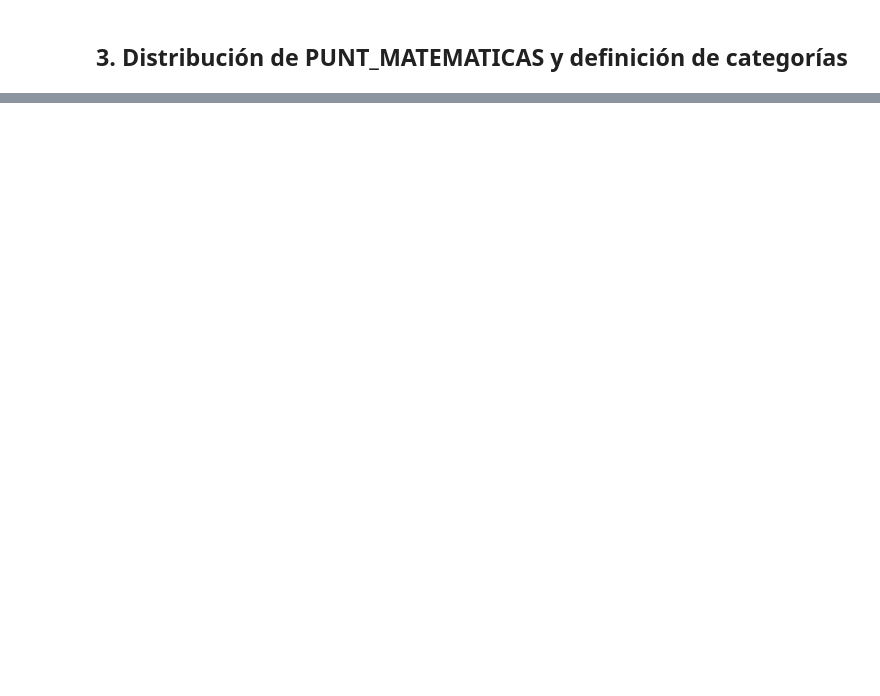
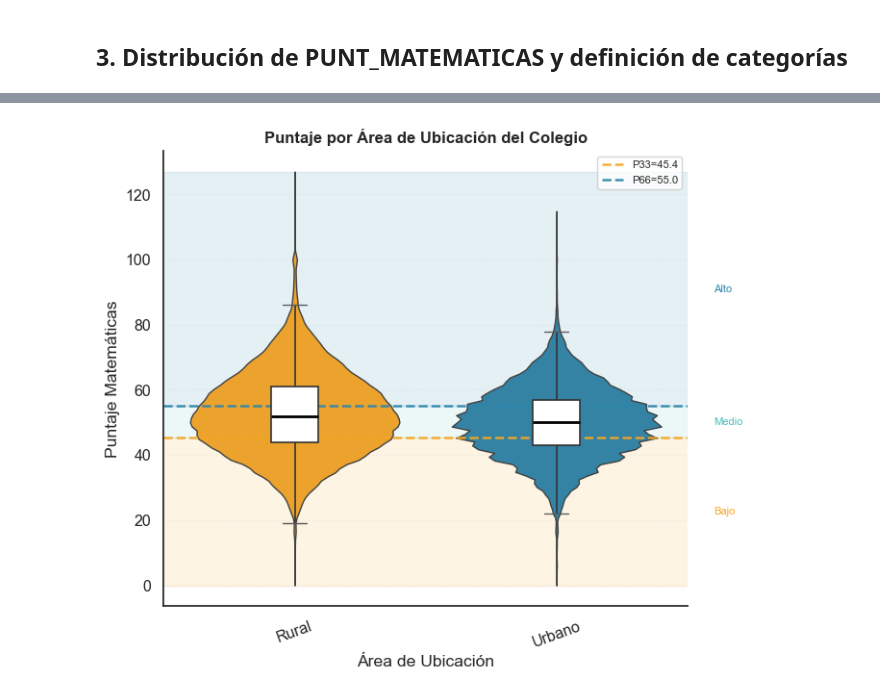
Before and after one commit to danielasolarte/Proyecto2Analitica, a Jupyter notebook: limpieza_exploracion_pregunta1.ipynb, the cells around one changed output, grey strips where cells are left out. Saved outputs shown, nothing was run; the diff lists cells and outputs as text; code cells hidden in the pictures; blank space fills up the shorter version.

```diff
--- a/limpieza_exploracion_pregunta1.ipynb
+++ b/limpieza_exploracion_pregunta1.ipynb
@@ -273,0 +494,99 @@ Alto   140601  62.30    61.00  6.65  55.00  127.00
+# %%
+# nombres de las categorias bonitos
+df_plot = df.copy()
+
+df_plot['COLE_AREA_UBICACION'] = df_plot['COLE_AREA_UBICACION'].replace({
+    'URBANO': 'Urbano',
+    'RURAL': 'Rural'
+})
+
+df_plot['COLE_BILINGUE'] = df_plot['COLE_BILINGUE'].replace({
+    'S': 'Sí',
+    'N': 'No'
+})
+
+df_plot['COLE_GENERO'] = df_plot['COLE_GENERO'].replace({
+    'MASCULINO': 'Masculino',
+    'FEMENINO': 'Femenino',
+    'MIXTO': 'Mixto'
+})
+
+df_plot['COLE_JORNADA'] = df_plot['COLE_JORNADA'].replace({
+    'COMPLETA': 'Completa',
+    'UNICA': 'Única',
+    'MAÑANA': 'Mañana',
+    'TARDE': 'Tarde',
+    'NOCHE': 'Noche',
+    'SABATINA': 'Sabatina'
+})
+
+# titulos
+TITULOS = {
+    'COLE_AREA_UBICACION': 'Puntaje por Área de Ubicación del Colegio',
+    'COLE_BILINGUE': 'Puntaje por Colegio Bilingüe',
+    'COLE_GENERO': 'Puntaje por Género del Colegio',
+    'COLE_JORNADA': 'Puntaje por Tipo de Jornada del Colegio'
+}
+
+for i, (var, label) in enumerate(cats):
+
+    # 🔹 NUEVA FIGURA POR VARIABLE
+    fig, ax = plt.subplots(figsize=(7, 6), facecolor='white')
+    ax.set_facecolor('white')
+
+    orden_cat = df_plot.groupby(var)['PUNT_MATEMATICAS'].median().sort_values(ascending=False).index.tolist()
+    palette = PALETAS.get(var, ['#4ABFBF'])
+
+    # violin
+    sns.violinplot(
+        data=df_plot, x=var, y='PUNT_MATEMATICAS',
+        order=orden_cat, palette=palette,
+        inner=None, linewidth=1, cut=0, saturation=0.9, ax=ax
+    )
+
+    # boxplot
+    sns.boxplot(
+        data=df_plot, x=var, y='PUNT_MATEMATICAS',
+        order=orden_cat, width=0.18, showcaps=True,
+        boxprops={'facecolor': 'white', 'edgecolor': '#333333', 'linewidth': 1.2},
+        whiskerprops={'color': '#333333', 'linewidth': 1.2},
+        medianprops={'color': '#000000', 'linewidth': 2},
+        showfliers=False, ax=ax, zorder=3
+    )
+
+    # percentiles
+    ax.axhline(p33, color=C['Bajo'], ls='--', lw=1.8, alpha=0.9,
+               label=f'P33={p33:.1f}')
+    ax.axhline(p66, color=C['Alto'], ls='--', lw=1.8, alpha=0.9,
+               label=f'P66={p66:.1f}')
+
+    # zonas
+    ymin = df_plot['PUNT_MATEMATICAS'].min()
+    ymax = df_plot['PUNT_MATEMATICAS'].max()
+    ax.axhspan(ymin, p33, alpha=0.12, color=C['Bajo'],  zorder=0)
+    ax.axhspan(p33,  p66, alpha=0.10, color=C['Medio'], zorder=0)
+    ax.axhspan(p66,  ymax, alpha=0.12, color=C['Alto'], zorder=0)
+
+    ax.text(len(orden_cat)-0.4, (ymin + p33) / 2, 'Bajo',  color=C['Bajo'],  fontsize=8, va='center')
+    ax.text(len(orden_cat)-0.4, (p33 + p66) / 2, 'Medio', color=C['Medio'], fontsize=8, va='center')
+    ax.text(len(orden_cat)-0.4, (p66 + ymax) / 2, 'Alto',  color=C['Alto'],  fontsize=8, va='center')
+
+    # estilo
+    ax.set_title(TITULOS[var], fontweight='bold', fontsize=12)
+    ax.set_xlabel(label)
+    ax.set_ylabel('Puntaje Matemáticas')
+    ax.tick_params(axis='x', rotation=20)
+
+    ax.spines['top'].set_visible(False)
+    ax.spines['right'].set_visible(False)
+    ax.grid(axis='y', linestyle=':', alpha=0.25)
+
+    ax.legend(fontsize=8, loc='upper right')
+
+    plt.tight_layout()
+
+    # 🔹 guardar cada figura con nombre distinto
+    plt.savefig(f'violin_{var}.png', dpi=150, bbox_inches='tight')
+
+    plt.show()
+# %% [output]
@@ -273,0 +596 @@ Alto   140601  62.30    61.00  6.65  55.00  127.00
+[figure, added]
```
Also changed, not shown: parts of 27 cells of this notebook.
